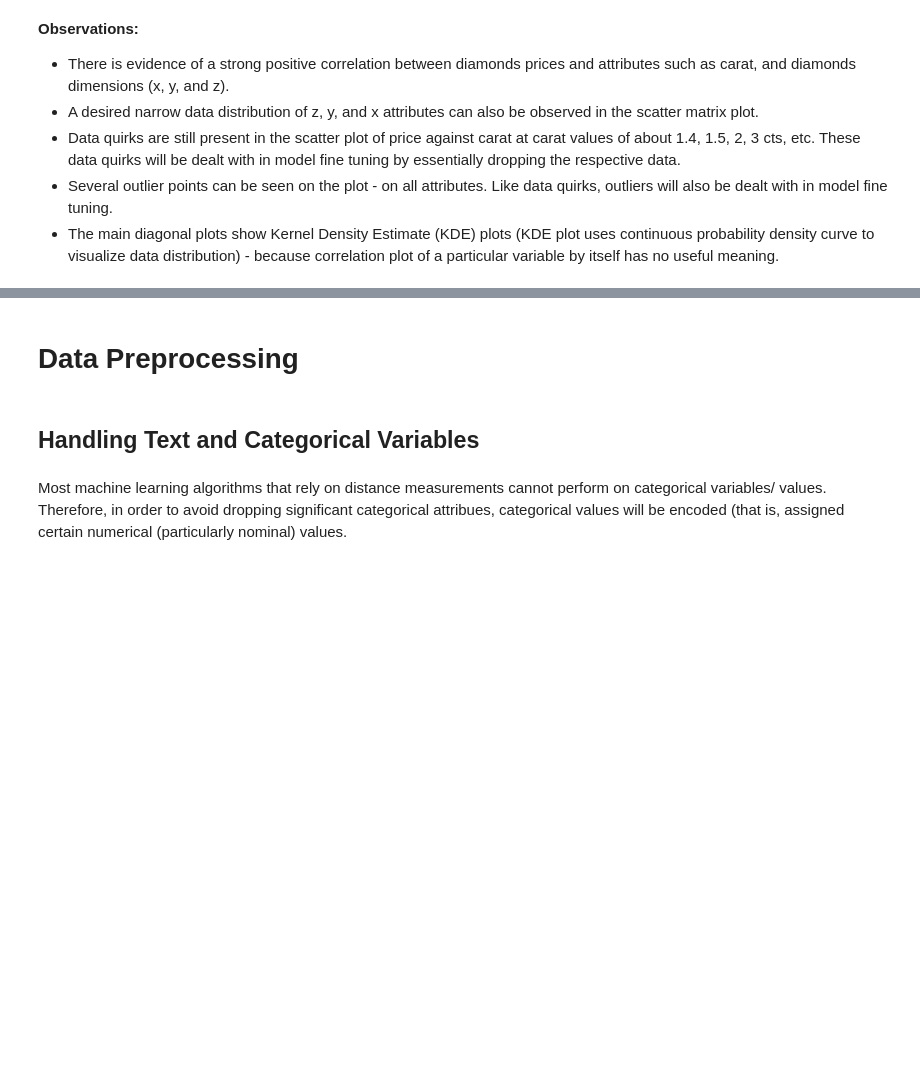
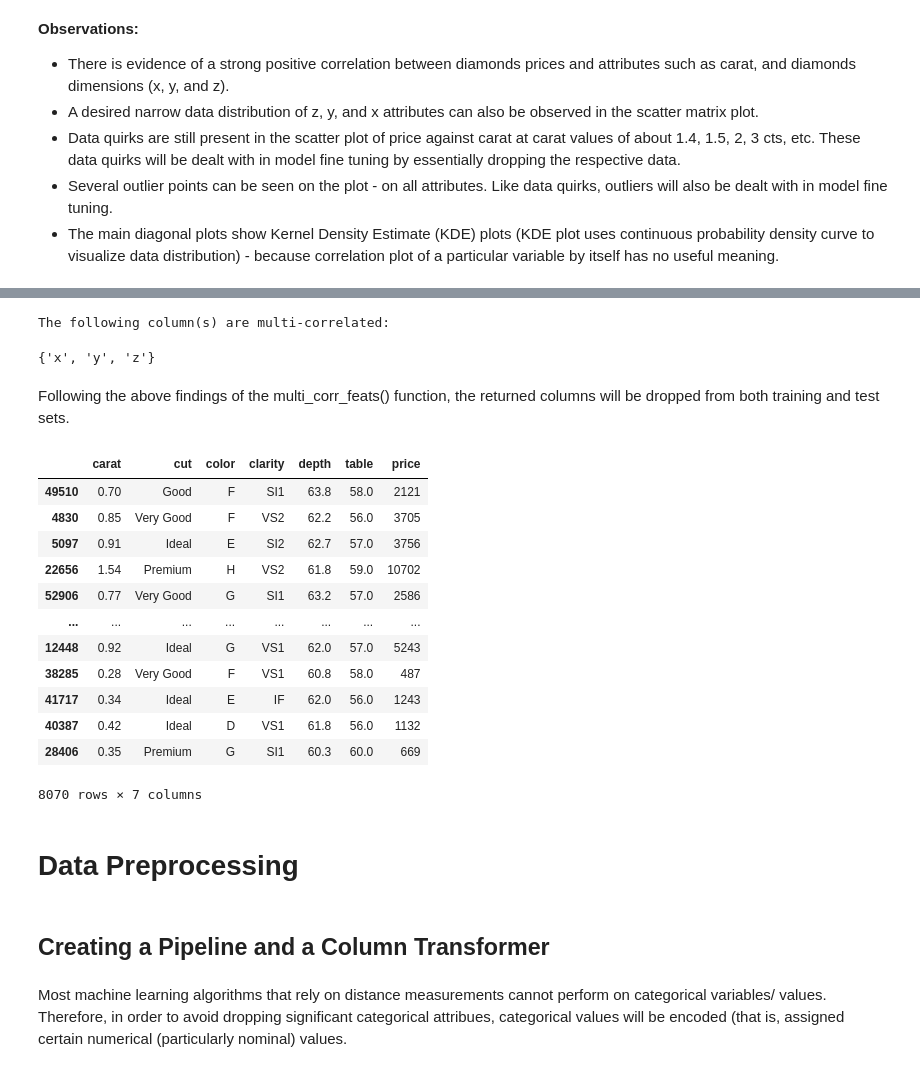
Before and after one commit to kadaso/Diamonds-price-prediction, a Jupyter notebook: Main/learning.ipynb, the cells around one changed output, grey strips where cells are left out. Cells and saved outputs as stored; diff of their text form; code cells hidden in the pictures; blank space fills up the shorter version.

```diff
--- a/Main/learning.ipynb
+++ b/Main/learning.ipynb
@@ -302,6 +322,45 @@ plt.show()
+# %%
+# Function to identify multi-correlated variables based on some threshold value set by the user
+
+def multi_corr_feats(dataset, corr_method="pearson", threshold=0.7):
+    multi_corr_cols = set()     # Will be used to store set of columns that are multi-correlated
+    corr_matrix = dataset.corr(method=corr_method)
+    for i in np.arange(len(corr_matrix.columns)):
+        for j in np.arange(i):
+            if np.abs(corr_matrix.iloc[i, j]) > threshold:    # Ensures that even negative correlations will be considered
+                col_name = corr_matrix.columns[i]
+                multi_corr_cols.add(col_name)
+    return multi_corr_cols
+# %%
+print("The following column(s) are multi-correlated:")
+multi_corr_feats(diamonds.drop("price", axis=1), corr_method="pearson", threshold=0.7)
+# %% [output]
+The following column(s) are multi-correlated:
+{'x', 'y', 'z'}
+# %% [markdown]
+Following the above findings of the multi_corr_feats() function, the returned columns will be dropped from both training and test sets.
+# %%
+multiCorrCols = list(multi_corr_feats(diamonds.drop("price", axis=1)))
+
+train_set.drop(multiCorrCols, axis=1)
+test_set.drop(multiCorrCols, axis=1)
+# %% [output]
+|  | carat | cut | color | clarity | depth | table | price |
+| 49510 | 0.70 | Good | F | SI1 | 63.8 | 58.0 | 2121 |
+| 4830 | 0.85 | Very Good | F | VS2 | 62.2 | 56.0 | 3705 |
+| 5097 | 0.91 | Ideal | E | SI2 | 62.7 | 57.0 | 3756 |
+| 22656 | 1.54 | Premium | H | VS2 | 61.8 | 59.0 | 10702 |
+| 52906 | 0.77 | Very Good | G | SI1 | 63.2 | 57.0 | 2586 |
+| ... | ... | ... | ... | ... | ... | ... | ... |
+| 12448 | 0.92 | Ideal | G | VS1 | 62.0 | 57.0 | 5243 |
+| 38285 | 0.28 | Very Good | F | VS1 | 60.8 | 58.0 | 487 |
+| 41717 | 0.34 | Ideal | E | IF | 62.0 | 56.0 | 1243 |
+| 40387 | 0.42 | Ideal | D | VS1 | 61.8 | 56.0 | 1132 |
+| 28406 | 0.35 | Premium | G | SI1 | 60.3 | 60.0 | 669 |
+8070 rows × 7 columns
 # %% [markdown]
 # Data Preprocessing
 # %% [markdown]
-## Handling Text and Categorical Variables
+## Creating a Pipeline and a Column Transformer
 # %% [markdown]
 Most machine learning algorithms that rely on distance measurements cannot perform on categorical variables/ values. Therefore, in order to avoid dropping significant categorical attribues, categorical values will be encoded (that is, assigned certain numerical (particularly nominal) values.
```
Also changed, not shown: parts of 66 cells of this notebook.
